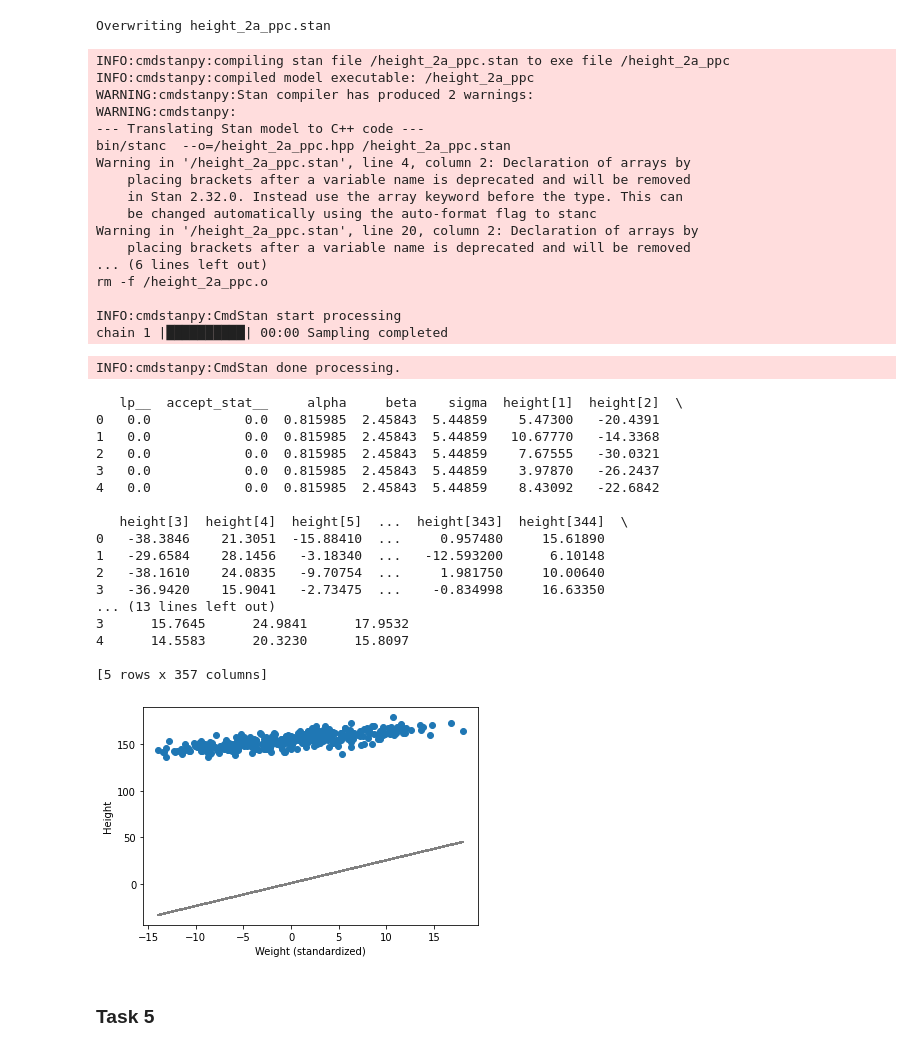
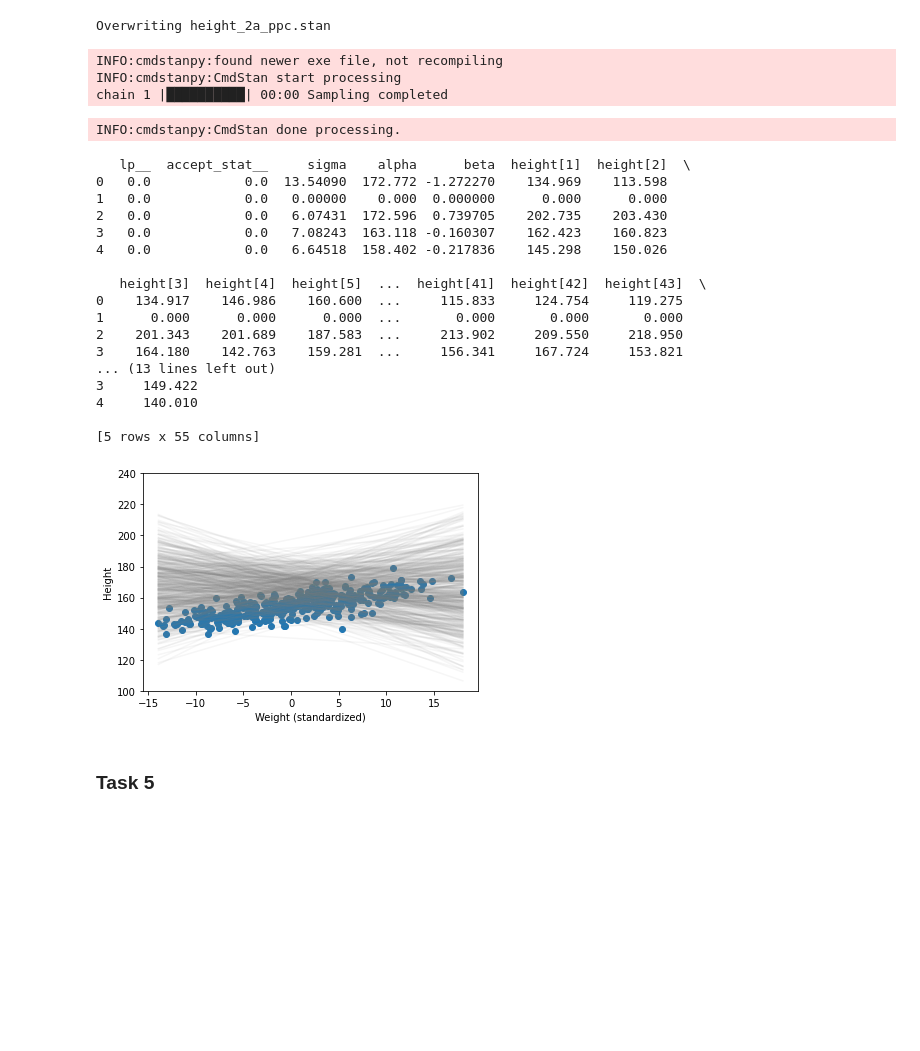
Before and after one commit to radek-szpot/Data-analytics, a Jupyter notebook: lab4/lab4.ipynb, the cells around one changed output. Saved outputs shown, nothing was run; the diff lists cells and outputs as text; code cells hidden in the pictures; blank space fills up the shorter version.

```diff
--- a/lab4/lab4.ipynb
+++ b/lab4/lab4.ipynb
@@ -195,7 +195,7 @@ plt.show()
 ### Task 3
 # %%
 d['c_weight'] = d['weight'] - d['weight'].mean()
-data_sim={'N':50, 'weight':np.linspace(d.c_weight.min(),d.c_weight.max())}
+data_sim = {'N':50, 'weight':np.linspace(d.weight.min(),d.weight.max())}
 d.head()
 # %% [output]
 |  | height | weight | age | male | c_weight |
@@ -236,68 +230,54 @@ generated quantities {
 Overwriting height_2a_ppc.stan
 # %%
 R = 1000
-model_ppc = CmdStanModel(stan_file='height_2a_ppc.stan')
-data_sim = {'N': len(d), 'weights': d.c_weight.values}
-sim = model_ppc.sample(data=data_sim, iter_sampling=R, iter_warmup=0, chains=1,
-                       refresh=R, fixed_param=True, seed=29042020)
+model_ppc=CmdStanModel(stan_file='height_2a_ppc.stan')
+sim=model_ppc.sample(data=data_sim,
+                     iter_sampling=R,
+                     iter_warmup=0,
+                     chains=1,
+                     refresh=R,
+                     fixed_param=True,
+                     seed=29042020)
 
 df = sim.draws_pd()
 print(df.head())
 
-# Extract simulated alpha, beta, and height predictions
-alpha_sim = sim.draws_pd()['alpha']
-beta_sim = sim.draws_pd()['beta']
-
-# Create weight values to plot predictions on
-weights = np.linspace(d.c_weight.min(), d.c_weight.max(), R)
-weights_plot = np.ones((1, R)) * weights.reshape((R, 1))
+alpha = df['alpha']
+beta = df['beta']
+height = df['height[1]']
+weights = np.linspace(min(d.c_weight), max(d.c_weight), len(alpha))
 
 plt.scatter(d.c_weight, d.height)
-heights_plot = np.ndarray((R, 1))
-for i in range(R):
-    heights_plot[i] = alpha_sim[i] + beta_sim[i] * weights[i]
-
-plt.plot(weights_plot, heights_plot, color='gray')
+for i in range(len(alpha)):
+    heights_plot = alpha[i] + beta[i] * weights
+    plt.plot(weights, heights_plot, color='gray', alpha=0.07)
+plt.ylim(100, 240)
 plt.xlabel('Weight (standardized)')
 plt.ylabel('Height')
 plt.show()
 # %% [output]
-INFO:cmdstanpy:compiling stan file /height_2a_ppc.stan to exe file /height_2a_ppc
-INFO:cmdstanpy:compiled model executable: /height_2a_ppc
-WARNING:cmdstanpy:Stan compiler has produced 2 warnings:
-WARNING:cmdstanpy:
---- Translating Stan model to C++ code ---
-bin/stanc  --o=/height_2a_ppc.hpp /height_2a_ppc.stan
-Warning in '/height_2a_ppc.stan', line 4, column 2: Declaration of arrays by
-    placing brackets after a variable name is deprecated and will be removed
-    in Stan 2.32.0. Instead use the array keyword before the type. This can
-    be changed automatically using the auto-format flag to stanc
-Warning in '/height_2a_ppc.stan', line 20, column 2: Declaration of arrays by
-    placing brackets after a variable name is deprecated and will be removed
-... (6 lines left out)
-rm -f /height_2a_ppc.o
-
+INFO:cmdstanpy:found newer exe file, not recompiling
 INFO:cmdstanpy:CmdStan start processing
 chain 1 |██████████| 00:00 Sampling completed
 INFO:cmdstanpy:CmdStan done processing.
-   lp__  accept_stat__     alpha     beta    sigma  height[1]  height[2]  \
-0   0.0            0.0  0.815985  2.45843  5.44859    5.47300   -20.4391
-1   0.0            0.0  0.815985  2.45843  5.44859   10.67770   -14.3368
-2   0.0            0.0  0.815985  2.45843  5.44859    7.67555   -30.0321
-3   0.0            0.0  0.815985  2.45843  5.44859    3.97870   -26.2437
-4   0.0            0.0  0.815985  2.45843  5.44859    8.43092   -22.6842
+   lp__  accept_stat__     sigma    alpha      beta  height[1]  height[2]  \
+0   0.0            0.0  13.54090  172.772 -1.272270    134.969    113.598
+1   0.0            0.0   0.00000    0.000  0.000000      0.000      0.000
+2   0.0            0.0   6.07431  172.596  0.739705    202.735    203.430
+3   0.0            0.0   7.08243  163.118 -0.160307    162.423    160.823
+4   0.0            0.0   6.64518  158.402 -0.217836    145.298    150.026
 
-   height[3]  height[4]  height[5]  ...  height[343]  height[344]  \
-0   -38.3846    21.3051  -15.88410  ...     0.957480     15.61890
-1   -29.6584    28.1456   -3.18340  ...   -12.593200      6.10148
-2   -38.1610    24.0835   -9.70754  ...     1.981750     10.00640
-3   -36.9420    15.9041   -2.73475  ...    -0.834998     16.63350
+   height[3]  height[4]  height[5]  ...  height[41]  height[42]  height[43]  \
+0    134.917    146.986    160.600  ...     115.833     124.754     119.275
+1      0.000      0.000      0.000  ...       0.000       0.000       0.000
+2    201.343    201.689    187.583  ...     213.902     209.550     218.950
+3    164.180    142.763    159.281  ...     156.341     167.724     153.821
 ... (13 lines left out)
-3      15.7645      24.9841      17.9532
-4      14.5583      20.3230      15.8097
+3     149.422
+4     140.010
 
-[5 rows x 357 columns]
+[5 rows x 55 columns]
-[figure, old version]
+[figure, new version]
 # %% [markdown]
 ### Task 5
 # %%
```
Also changed, not shown: parts of 10 cells of this notebook.
